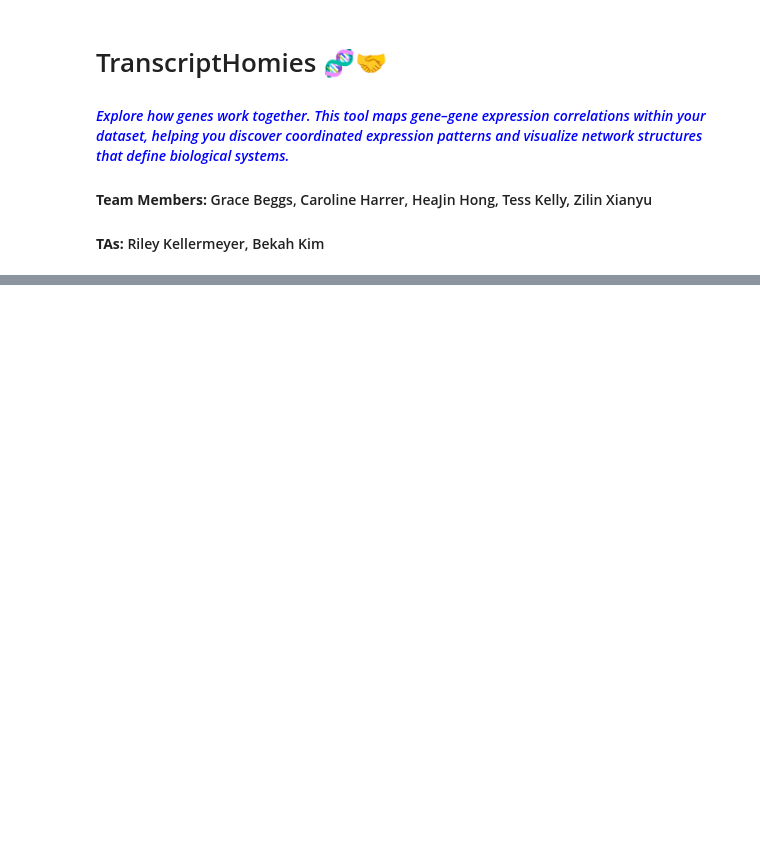
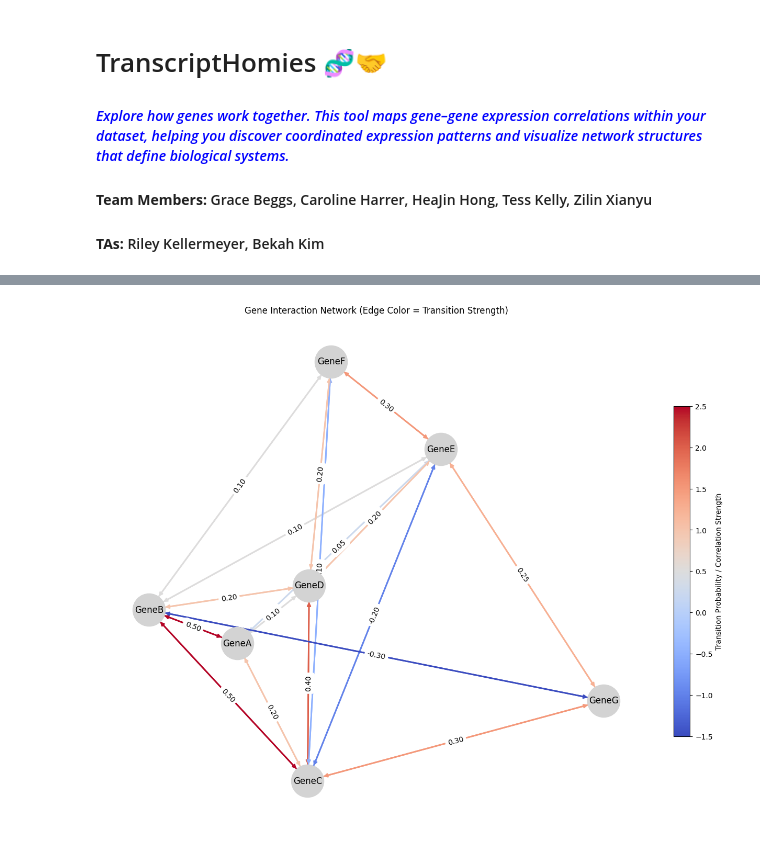
Before and after one commit to rikellermeyer/TranscriptHomies, a Jupyter notebook: master_script.ipynb, the cells around one changed output, grey strips where cells are left out. Cells and saved outputs as stored; diff of their text form; code cells hidden in the pictures; blank space fills up the shorter version.

```diff
--- a/master_script.ipynb
+++ b/master_script.ipynb
@@ -11,0 +282,68 @@
+# %%
+import numpy as np
+import pandas as pd
+import matplotlib.pyplot as plt
+import networkx as nx
+
+# Example transition matrix
+data = {
+    "GeneA": [0.0, 0.5, 0.2, 0.1, 0.05, 0.0, 0.0],
+    "GeneB": [0.5, 0.0, 0.5, 0.2, 0.1, 0.1, -0.3],
+    "GeneC": [0.2, 0.5, 0.0, 0.4, -0.2, -0.1, 0.3],
+    "GeneD": [0.1, 0.2, 0.4, 0.0, 0.2, 0.2, 0.0],
+    "GeneE": [0.05, 0.1, -0.2, 0.2, 0.0, 0.3, 0.25],
+    "GeneF": [0.0, 0.1, -0.1, 0.2, 0.3, 0.0, 0.0],
+    "GeneG": [0.0, -0.3, 0.3, 0.0, 0.25, 0.0, 0.0]
+}
+
+transition_df = pd.DataFrame(data, index=["GeneA", "GeneB", "GeneC", "GeneD","GeneE","GeneF","GeneG"])
+# %%
+G = nx.DiGraph()
+
+# Add edges with weights (probabilities)
+for from_gene in transition_df.index:
+    for to_gene in transition_df.columns:
+        weight = transition_df.loc[from_gene, to_gene]
+        if abs(weight) > 0:
+            G.add_edge(from_gene, to_gene, weight=weight)
+
+# Define layout (spring_layout or circular_layout)
+pos = nx.spring_layout(G, seed=42)
+
+# Get edge weights
+weights = [G[u][v]['weight'] * 5 for u, v in G.edges()]  # scale up for visibility
+
+cmap = plt.cm.coolwarm
+
+# Normalize weights between 0 and 1 for colormap scaling
+norm = plt.Normalize(vmin=min(weights), vmax=max(weights))
+edge_colors = [cmap(norm(w)) for w in weights]
+
+fig, ax = plt.subplots(figsize=(12, 10), constrained_layout=True)
+
+nx.draw(
+    G,
+    pos,
+    with_labels=True,
+    node_size=2000,
+    node_color="lightgrey",
+    edge_color=edge_colors,
+    width=2,
+    font_size=12,
+    arrows=True,
+    ax=ax
+)
+
+# Colorbar
+sm = plt.cm.ScalarMappable(cmap=cmap, norm=norm)
+sm.set_array([])
+cbar = fig.colorbar(sm, ax=ax, fraction=0.03, pad=0.04)
+cbar.set_label("Transition Probability / Correlation Strength")
+
+edge_labels = {(u, v): f"{G[u][v]['weight']:.2f}" for u, v in G.edges()}
+nx.draw_networkx_edge_labels(G, pos, edge_labels=edge_labels, font_color="black", font_size=10, ax=ax)
+
+plt.title("Gene Interaction Network (Edge Color = Transition Strength)")
+plt.show()
+# %% [output]
+[figure, added]
```
Also changed, not shown: parts of 16 cells of this notebook.
